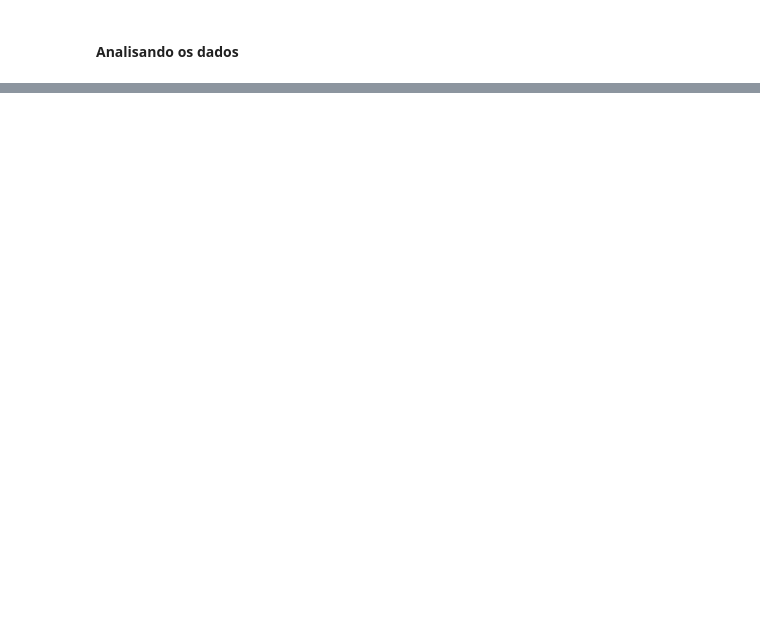
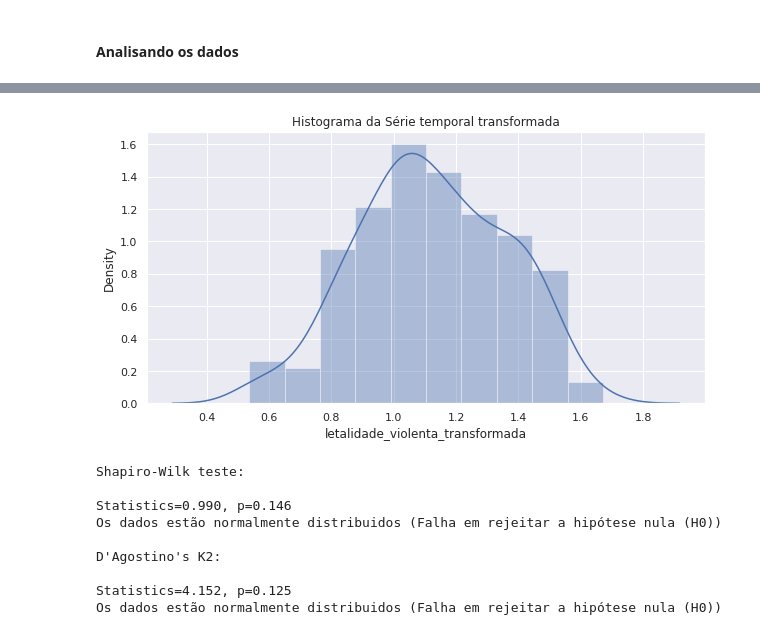
Before and after one commit to danielarruda1000/machine_learn_previsao_letalidade_rj, a Jupyter notebook: TCC.ipynb, the cells around one changed output, grey strips where cells are left out. Saved outputs shown, nothing was run; the diff lists cells and outputs as text; code cells hidden in the pictures; blank space fills up the shorter version.

```diff
--- a/TCC.ipynb
+++ b/TCC.ipynb
@@ -626,0 +119,21 @@ Media mensal prevista 0.77
+# %%
+def normaltest_funcs(serie, alpha=0.05):
+
+  print('Shapiro-Wilk teste:\n')
+  stat, p = shapiro(serie)
+
+  print('Statistics=%.3f, p=%.3f' % (stat, p))
+  if p > alpha:
+    print('Os dados estão normalmente distribuidos (Falha em rejeitar a hipótese nula (H0))')
+  else:
+    print('Os dados não estão normalmente distribuidos (Rejeita H0) ')
+
+  print("\nD'Agostino's K2:\n")
+
+  stat, p = normaltest(serie)
+
+  print('Statistics=%.3f, p=%.3f' % (stat, p))
+  if p > alpha:
+    print('Os dados estão normalmente distribuidos (Falha em rejeitar a hipótese nula (H0))')
+  else:
+    print('Os dados não estão normalmente distribuidos (Rejeita H0) ')
@@ -626,0 +157,21 @@ Media mensal prevista 0.77
+# %%
+# Transformação da série para normalizar utilizando o método Box-Cox
+
+df['letalidade_violenta_transformada'] = boxcox(df['letalidade_violenta'], 0)
+
+sns.distplot(df['letalidade_violenta_transformada'])
+plt.title('Histograma da Série temporal transformada')
+plt.show()
+
+normaltest_funcs(df['letalidade_violenta_transformada'])
+# %% [output]
+[figure, added]
+Shapiro-Wilk teste:
+
+Statistics=0.990, p=0.146
+Os dados estão normalmente distribuidos (Falha em rejeitar a hipótese nula (H0))
+
+D'Agostino's K2:
+
+Statistics=4.152, p=0.125
+Os dados estão normalmente distribuidos (Falha em rejeitar a hipótese nula (H0))
```
Also changed, not shown: parts of 82 cells of this notebook.
